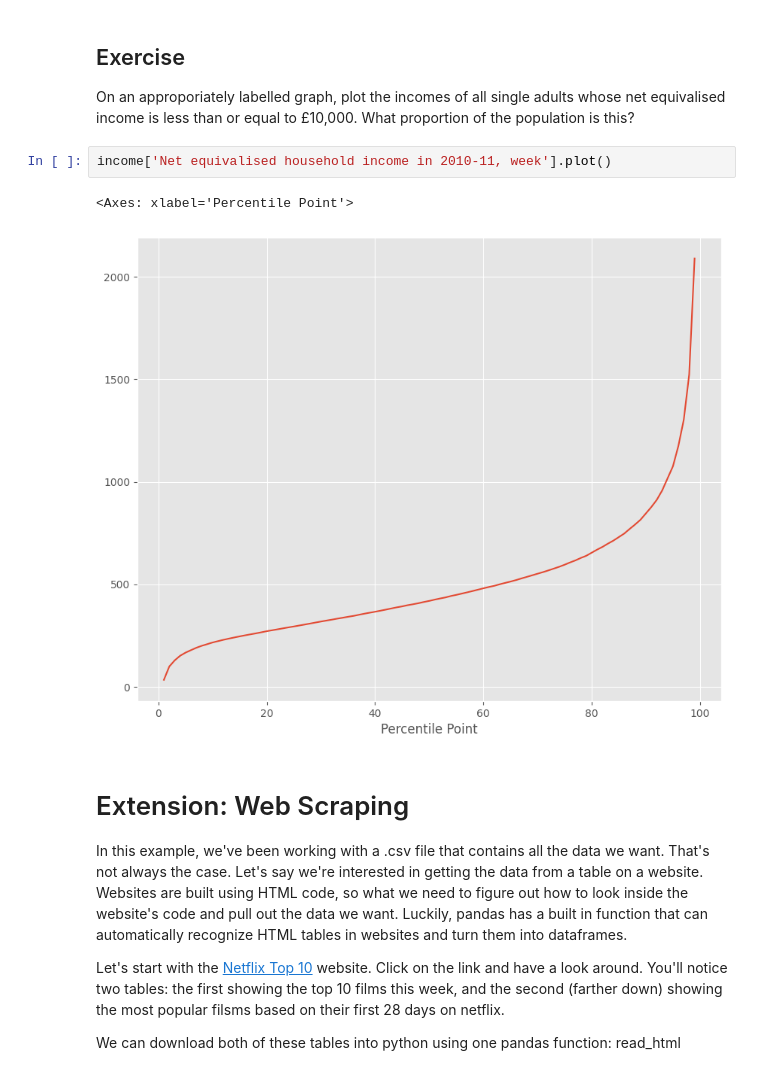
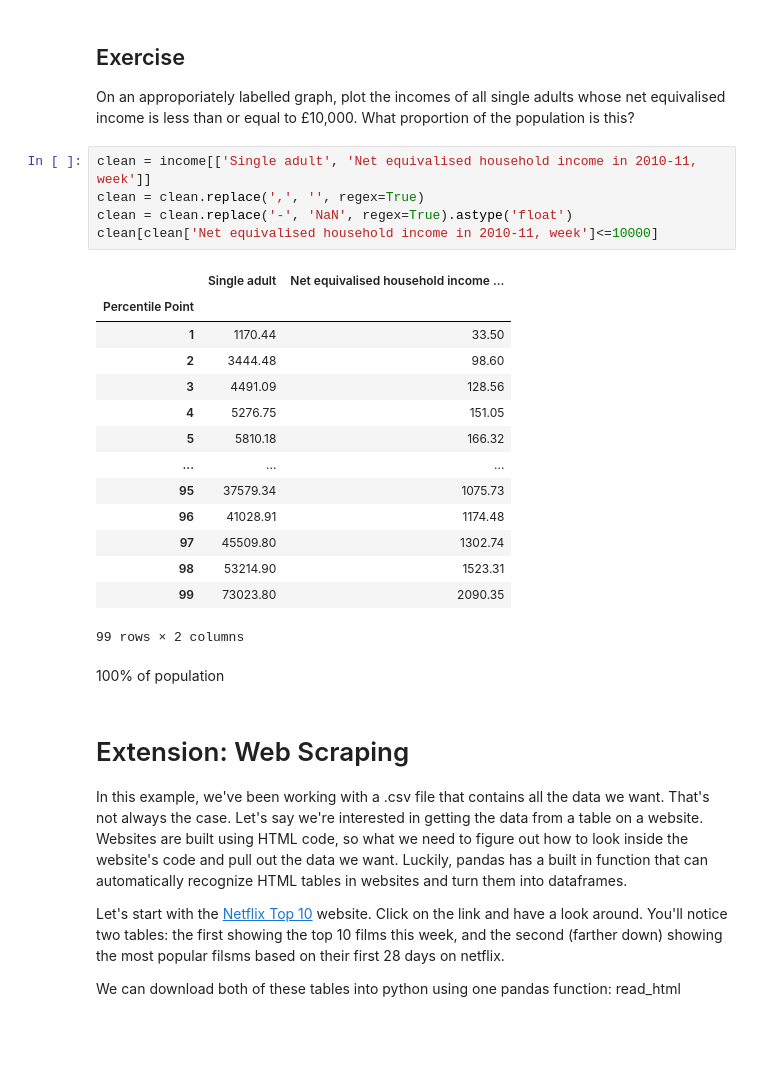
Before and after one commit to maayap/QM2, a Jupyter notebook: notebooks/W02. Pandas.ipynb, the cells around one changed output. Drawn from its saved outputs; the diff is of its cells as text; blank space fills up the shorter version.

```diff
--- a/notebooks/W02. Pandas.ipynb
+++ b/notebooks/W02. Pandas.ipynb
@@ -399,11 +408,28 @@ We won't dwell on comparative operative, here we've used ">" to mean "is greater
 # %% [markdown]
 ## Exercise
 On an approporiately labelled graph, plot the incomes of all single adults whose net equivalised income is less than or equal to £10,000. What proportion of the population is this?
-# %%
-income['Net equivalised household income in 2010-11, week'].plot()
-# %% [output]
-<Axes: xlabel='Percentile Point'>
-[figure, removed]
+# %%
+clean = income[['Single adult', 'Net equivalised household income in 2010-11, week']]
+clean = clean.replace(',', '', regex=True)
+clean = clean.replace('-', 'NaN', regex=True).astype('float')
+clean[clean['Net equivalised household income in 2010-11, week']<=10000]
+# %% [output]
+|  | Single adult | Net equivalised household income ... |
+| Percentile Point |  |  |
+| 1 | 1170.44 | 33.50 |
+| 2 | 3444.48 | 98.60 |
+| 3 | 4491.09 | 128.56 |
+| 4 | 5276.75 | 151.05 |
+| 5 | 5810.18 | 166.32 |
+| ... | ... | ... |
+| 95 | 37579.34 | 1075.73 |
+| 96 | 41028.91 | 1174.48 |
+| 97 | 45509.80 | 1302.74 |
+| 98 | 53214.90 | 1523.31 |
+| 99 | 73023.80 | 2090.35 |
+99 rows × 2 columns
+# %% [markdown]
+100% of population
 # %% [markdown]
 # Extension: Web Scraping
 
```
Also changed, not shown: parts of 10 cells of this notebook.
